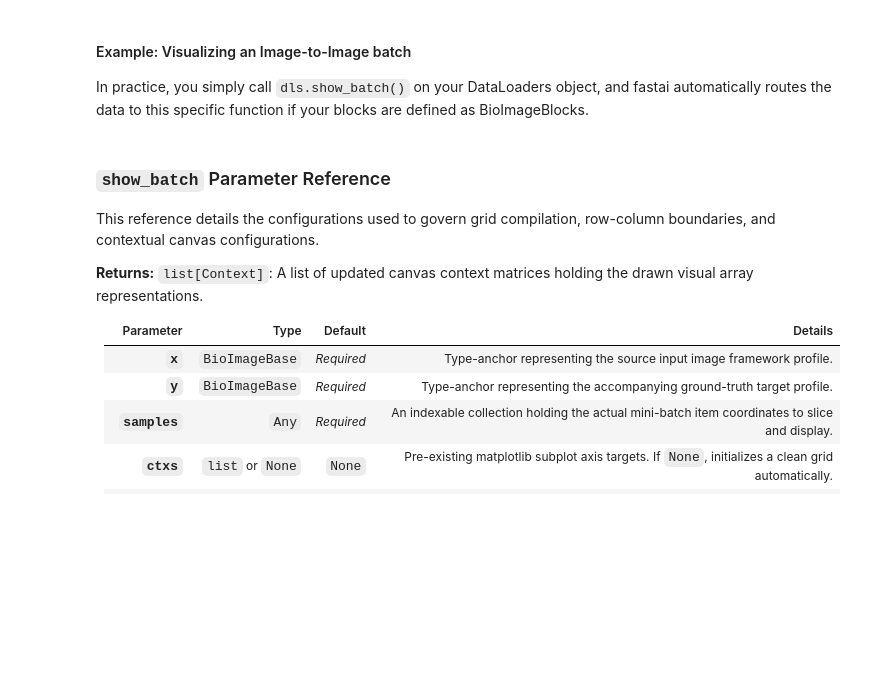
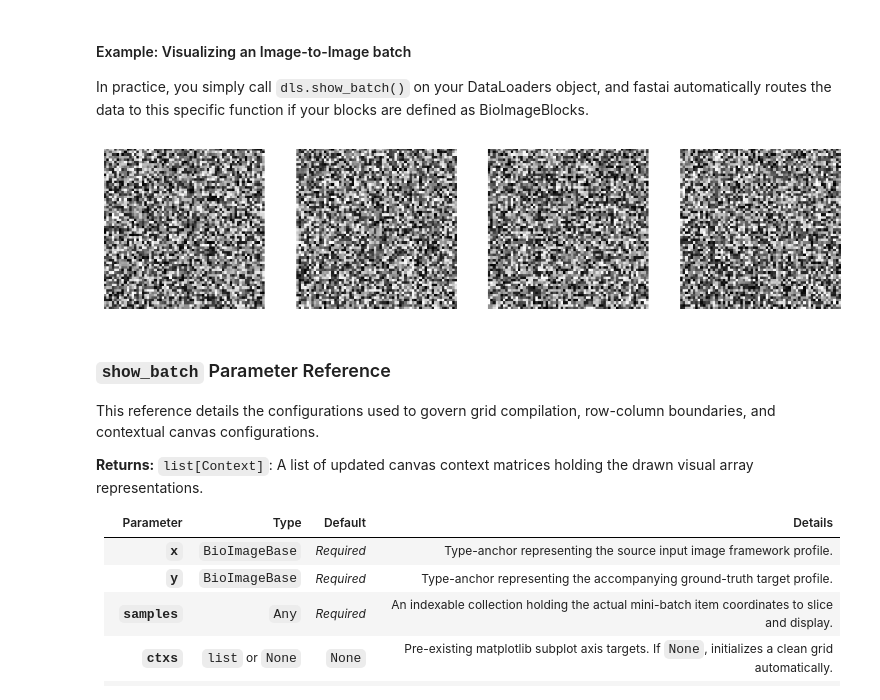
Before and after one commit to deepCLEM/bonsai, a Jupyter notebook: nbs/023_data.tfms.ipynb, the cells around one changed output. Saved outputs shown, nothing was run; the diff lists cells and outputs as text; code cells hidden in the pictures; blank space fills up the shorter version.

Commit message:
fixes
- improved biolabel
- fixed show_batch_ and show_result

```diff
--- a/nbs/023_data.tfms.ipynb
+++ b/nbs/023_data.tfms.ipynb
@@ -854,6 +835,13 @@ This module provides comprehensive visualization utilities designed to facilitat
     * **Raw DataLoader Fallback:** Unpacks raw batches and tensor streams directly from custom execution loops or data loaders, dynamically translating structural categories using `dl.vocab` and applying the validation coloring scheme constraints.
 # %%
 #| export
+def _batch_grid(samples, ctxs, max_n, nrows, ncols, figsize, double=False):
+    if ctxs is None:
+        n = min(len(samples), max_n)
+        ctxs = get_grid(n, nrows=nrows, ncols=ncols, figsize=figsize, double=double) if n > 0 else []
+    return np.asarray(ctxs, dtype=object).reshape(-1).tolist()
+
+
 @typedispatch
 def show_batch(x: BioImageBase,     # The input image data.
                y: BioImageBase,     # The target image data.
@@ -871,13 +859,8 @@ def show_batch(x: BioImageBase,     # The input image data.
     Returns:
         List[Context]: A list of contexts after displaying the images and targets.
     """
-    # If ctxs are not provided, create new ones using get_grid()
-    if ctxs is None:
-        ctxs = get_grid(min(len(samples), max_n), nrows=nrows, ncols=ncols, figsize=figsize, double=True)
-
-    # Loop through the images and targets in pairs (x and y)
-    for i in range(2):
-        # Display each image-target pair in a specific context
-        ctxs[i::2] = [b.show(ctx=c, **kwargs) for b, c, _ in zip(samples.itemgot(i), ctxs[i::2], range(max_n))]
-
+    ctxs = _batch_grid(samples, ctxs, max_n, nrows, ncols, figsize, double=True)
+    for (img, target), left, right, _ in zip(samples, ctxs[::2], ctxs[1::2], range(max_n)):
+        img.show(ctx=left, **kwargs)
+        target.show(ctx=right, **kwargs)
     return ctxs
@@ -889,28 +870,19 @@ In practice, you simply call `dls.show_batch()` on your DataLoaders object,
 and fastai automatically routes the data to this specific function if your
 blocks are defined as BioImageBlocks.
 # %%
-# To demonstrate how it works under the hood, we mock the inputs:
-class DummyBioImage:
-    def __init__(self, name): self.name = name
-    def show(self, ctx=None, **kwargs):
-        print(f"Displaying {self.name}")
-        return ctx
+# A batch typically consists of a list of tuples: (input_image, target_image)
+dummy_samples = L([
+    (BioImage.from_source(torchrand(1, 64, 64)), BioImage.from_source(torchrand(1, 64, 64))),
+    (BioImage.from_source(torchrand(1, 64, 64)), BioImage.from_source(torchrand(1, 64, 64))),
+])
 
-try:
-
-    # A batch typically consists of a list of tuples: (input_image, target_image)
-    dummy_samples = L([
-        (DummyBioImage("Input_1"), DummyBioImage("Target_1")),
-        (DummyBioImage("Input_2"), DummyBioImage("Target_2"))
-    ])
-
-    # We call the function directly (fastai normally handles the x and y type passing)
-    # This will interleave inputs and targets in the grid contexts.
-    show_batch(
-        x=DummyBioImage("x_type"),
-        y=DummyBioImage("y_type"),
-        samples=dummy_samples,
-        max_n=2
-    )
-except Exception as e:
-    pass
+# Plum dispatch selects the overload from positional arguments.
+# This interleaves inputs and targets in the grid contexts.
+show_batch(
+    dummy_samples[0][0],
+    dummy_samples[0][1],
+    dummy_samples,
+    max_n=2
+);
+# %% [output]
+[figure, added]
```
Also changed, not shown: parts of 38 cells of this notebook, 10 other files.
